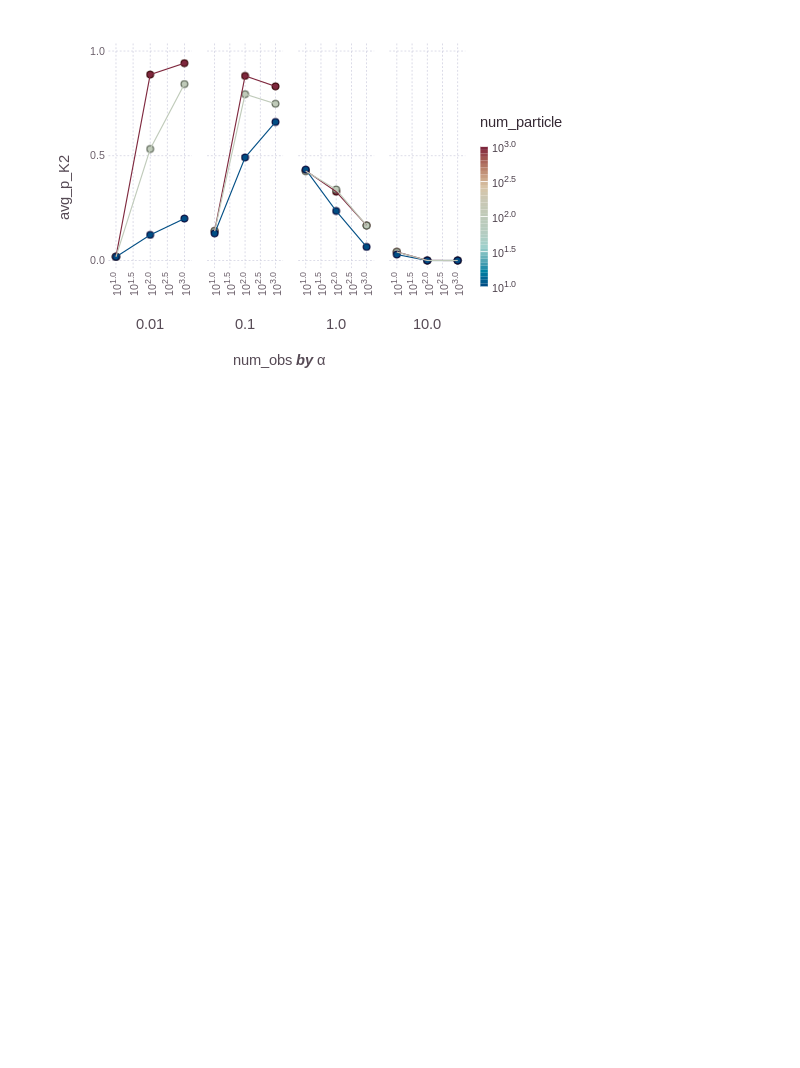
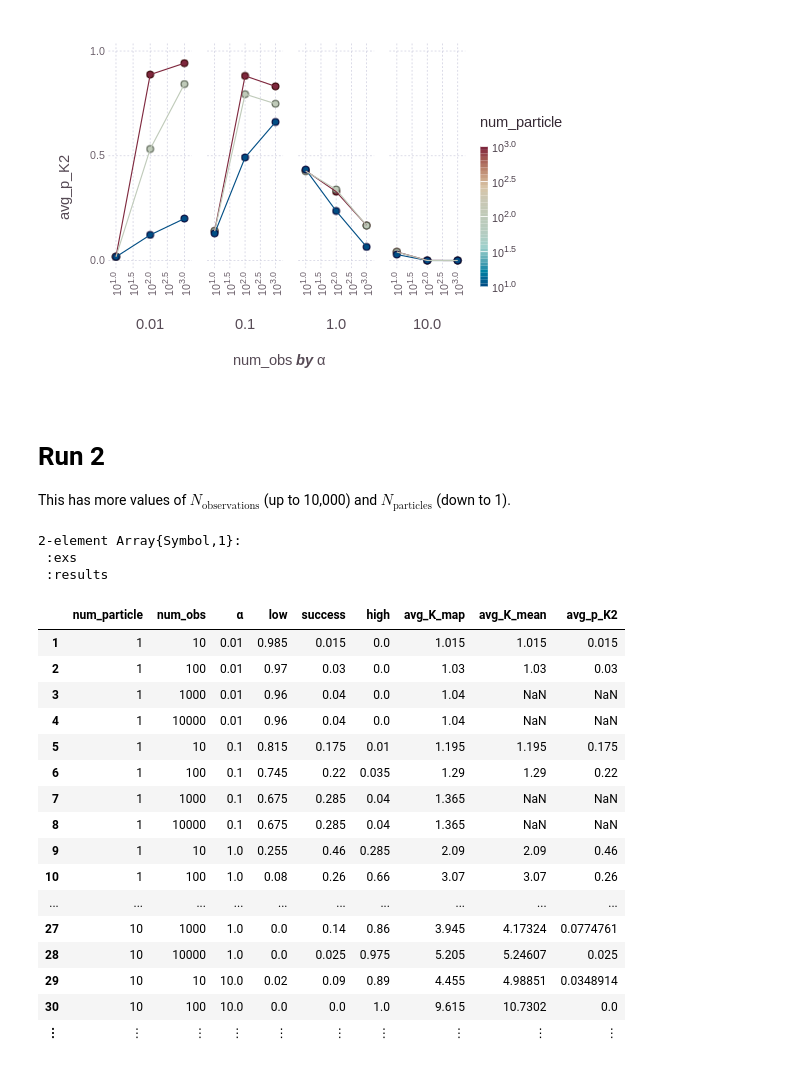
Before and after one commit to kleinschmidt/cogsci-particle-learn, a Jupyter notebook: cogcsi-notebook.ipynb, the cells around one changed output. Saved outputs shown, nothing was run; the diff lists cells and outputs as text; code cells hidden in the pictures; blank space fills up the shorter version.

```diff
--- a/cogcsi-notebook.ipynb
+++ b/cogcsi-notebook.ipynb
@@ -82,3 +84,34 @@ plot(run1_summary, x=:num_obs, y=:avg_p_K2, color=:num_particle, xgroup=:α,
      Geom.subplot_grid(Geom.line, Geom.point), Scale.x_log10, Scale.color_log10)
 # %% [output]
 [figure]
+# %% [markdown]
+# Run 2
+
+This has more values of $N_\mathrm{observations}$ (up to 10,000) and $N_\mathrm{particles}$ (down to 1).
+# %%
+@load "results/run2-2018-01-30T10:05:12.518.jld2" exs results
+# %% [output]
+2-element Array{Symbol,1}:
+ :exs
+ :results
+# %%
+run2_ers = flatten(exs, results, :num_obs)
+run2_summary = results_summary(run2_ers)
+# %% [output]
+|  | num_particle | num_obs | α | low | success | high | avg_K_map | avg_K_mean | avg_p_K2 |
+| 1 | 1 | 10 | 0.01 | 0.985 | 0.015 | 0.0 | 1.015 | 1.015 | 0.015 |
+| 2 | 1 | 100 | 0.01 | 0.97 | 0.03 | 0.0 | 1.03 | 1.03 | 0.03 |
+| 3 | 1 | 1000 | 0.01 | 0.96 | 0.04 | 0.0 | 1.04 | NaN | NaN |
+| 4 | 1 | 10000 | 0.01 | 0.96 | 0.04 | 0.0 | 1.04 | NaN | NaN |
+| 5 | 1 | 10 | 0.1 | 0.815 | 0.175 | 0.01 | 1.195 | 1.195 | 0.175 |
+| 6 | 1 | 100 | 0.1 | 0.745 | 0.22 | 0.035 | 1.29 | 1.29 | 0.22 |
+| 7 | 1 | 1000 | 0.1 | 0.675 | 0.285 | 0.04 | 1.365 | NaN | NaN |
+| 8 | 1 | 10000 | 0.1 | 0.675 | 0.285 | 0.04 | 1.365 | NaN | NaN |
+| 9 | 1 | 10 | 1.0 | 0.255 | 0.46 | 0.285 | 2.09 | 2.09 | 0.46 |
+| 10 | 1 | 100 | 1.0 | 0.08 | 0.26 | 0.66 | 3.07 | 3.07 | 0.26 |
+| ... | ... | ... | ... | ... | ... | ... | ... | ... | ... |
+| 27 | 10 | 1000 | 1.0 | 0.0 | 0.14 | 0.86 | 3.945 | 4.17324 | 0.0774761 |
+| 28 | 10 | 10000 | 1.0 | 0.0 | 0.025 | 0.975 | 5.205 | 5.24607 | 0.025 |
+| 29 | 10 | 10 | 10.0 | 0.02 | 0.09 | 0.89 | 4.455 | 4.98851 | 0.0348914 |
+| 30 | 10 | 100 | 10.0 | 0.0 | 0.0 | 1.0 | 9.615 | 10.7302 | 0.0 |
+| ⋮ | ⋮ | ⋮ | ⋮ | ⋮ | ⋮ | ⋮ | ⋮ | ⋮ | ⋮ |
```
Also changed, not shown: parts of 10 cells of this notebook.
